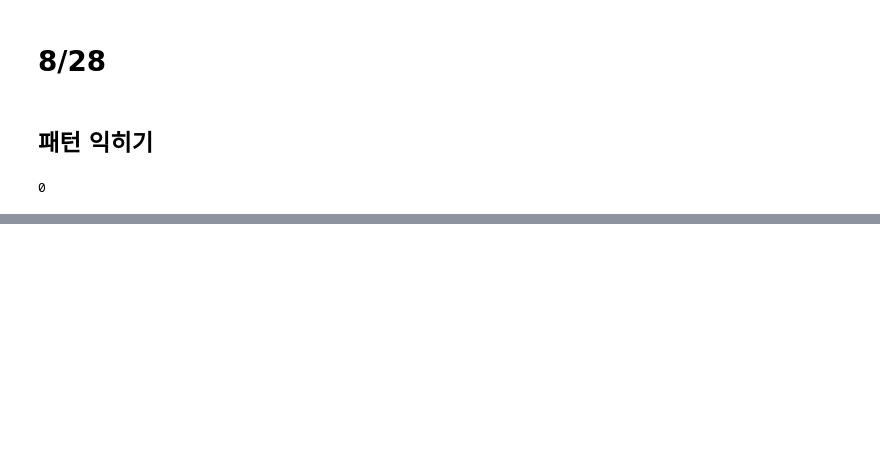
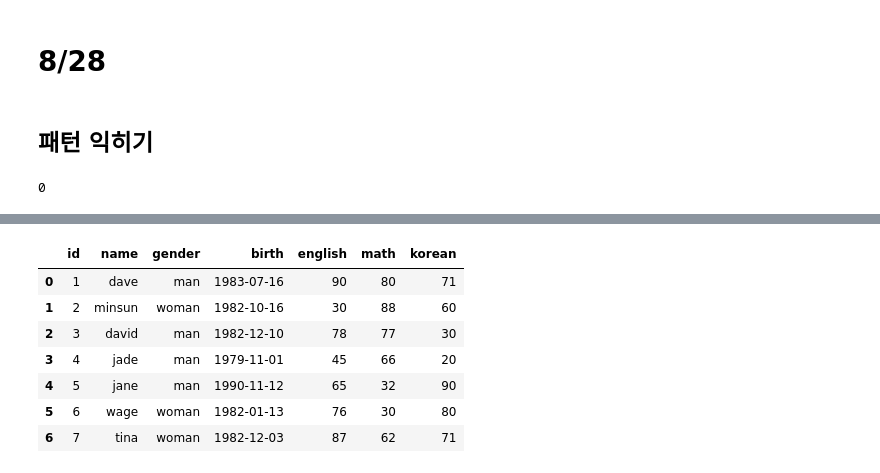
Before and after one commit to Minhyeok-kimm/TIL, a Jupyter notebook: DB_engineer_class/pymysql.ipynb, the cells around one changed output, grey strips where cells are left out. Cells and saved outputs as stored; diff of their text form; code cells hidden in the pictures; blank space fills up the shorter version.

```diff
--- a/DB_engineer_class/pymysql.ipynb
+++ b/DB_engineer_class/pymysql.ipynb
@@ -142,0 +340,13 @@ db.close()
+# %%
+# 필요한 경우 csv 파일로 만들 수 있음
+df.to_csv('students.csv', sep=',', index=False, encoding='utf-8')
+df
+# %% [output]
+|  | id | name | gender | birth | english | math | korean |
+| 0 | 1 | dave | man | 1983-07-16 | 90 | 80 | 71 |
+| 1 | 2 | minsun | woman | 1982-10-16 | 30 | 88 | 60 |
+| 2 | 3 | david | man | 1982-12-10 | 78 | 77 | 30 |
+| 3 | 4 | jade | man | 1979-11-01 | 45 | 66 | 20 |
+| 4 | 5 | jane | man | 1990-11-12 | 65 | 32 | 90 |
+| 5 | 6 | wage | woman | 1982-01-13 | 76 | 30 | 80 |
+| 6 | 7 | tina | woman | 1982-12-03 | 87 | 62 | 71 |
```
Also changed, not shown: parts of 43 cells of this notebook, 2 other files.
